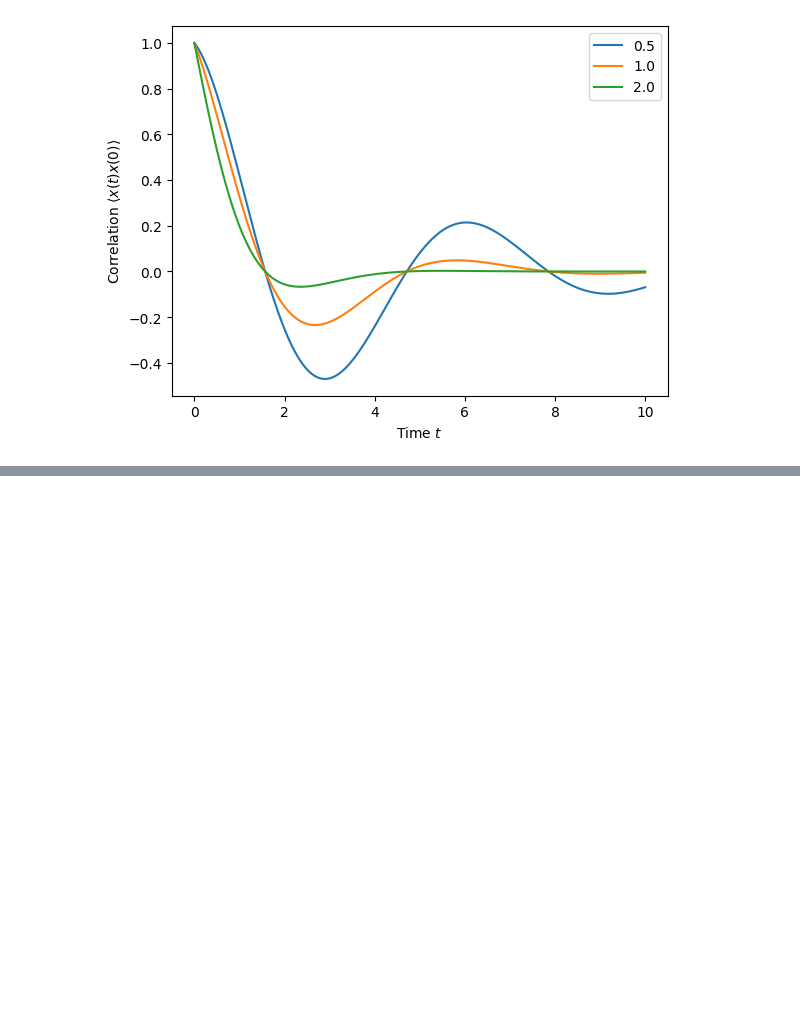
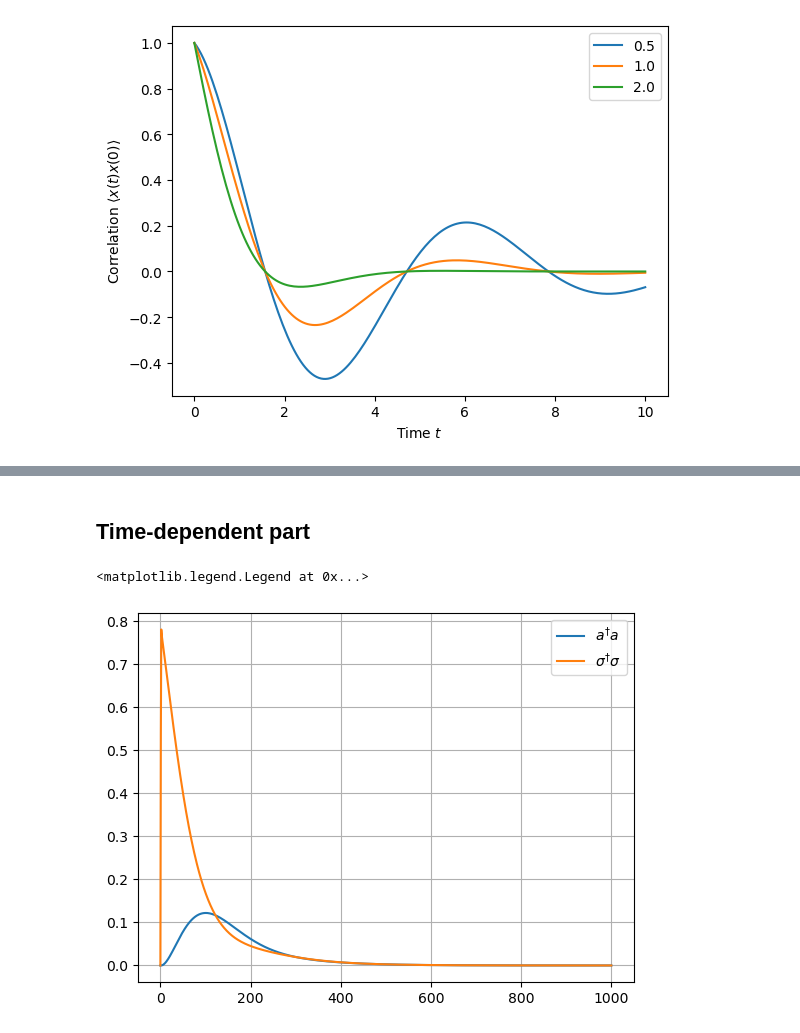
Before and after one commit to MechanicalPenguin225/quandelight, a Jupyter notebook: notebooks/discovering_qutip.ipynb, the cells around one changed output, grey strips where cells are left out. Cells and saved outputs as stored; diff of their text form; code cells hidden in the pictures; blank space fills up the shorter version.

```diff
--- a/notebooks/discovering_qutip.ipynb
+++ b/notebooks/discovering_qutip.ipynb
@@ -242,0 +279,34 @@ plt.show()
+# %% [markdown]
+## Time-dependent part
+# %%
+H_t = 0.5*(sigma + sigma.dag())
+
+def Omega(t, args):
+    sigma = args["width"]
+    mu = args["delay"]
+    A = args["amp"]
+    return A/(sigma*np.sqrt(2*np.pi)) * np.exp(-((t-mu)/sigma)**2/2)
+
+complete_H = [H, [H_t, Omega]]
+
+psi0 = tensor(fock(2, 0), fock(2, 0))
+
+purcell = 4*g/(gamma*kappa)
+pulse_width = 1/(10*purcell*gamma)
+
+omega_args = {"width" : pulse_width,
+              "delay": 5*pulse_width,
+              "amp": 10.4,}
+
+result = mesolve(complete_H, psi0, times, c_ops, [n_a, n_sigma], args=omega_args)
+
+labels = [r"$a^{\dagger}a$", r"$\sigma^{\dagger}\sigma$"]
+
+for i, out in enumerate(result.expect) :
+    plt.plot(times, out, label=labels[i])
+
+plt.grid(True)
+plt.legend()
+# %% [output]
+<matplotlib.legend.Legend at 0x...>
+[figure, added]
```
Also changed, not shown: parts of 4 cells of this notebook, 2 other files.
